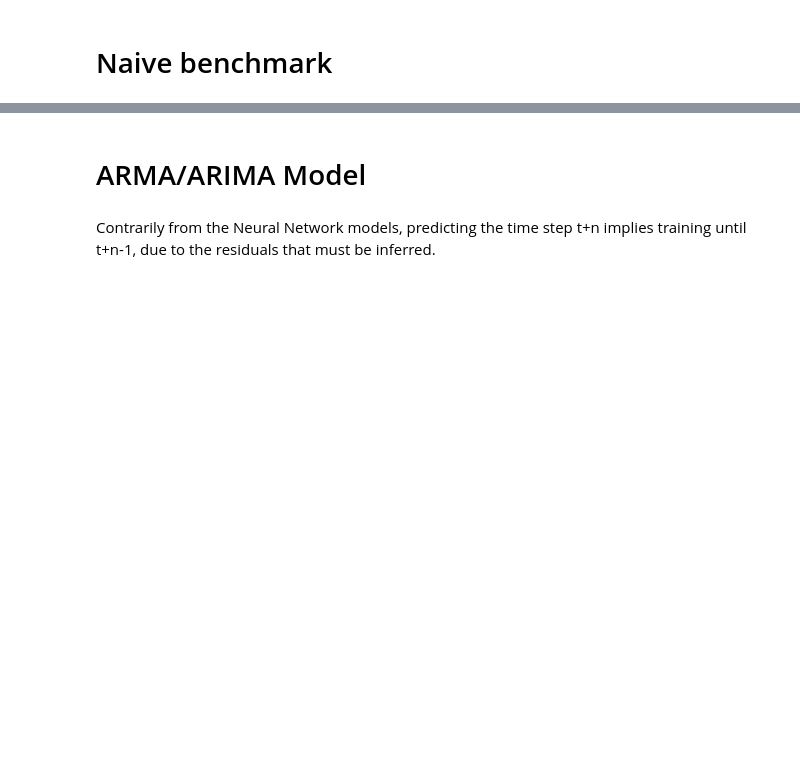
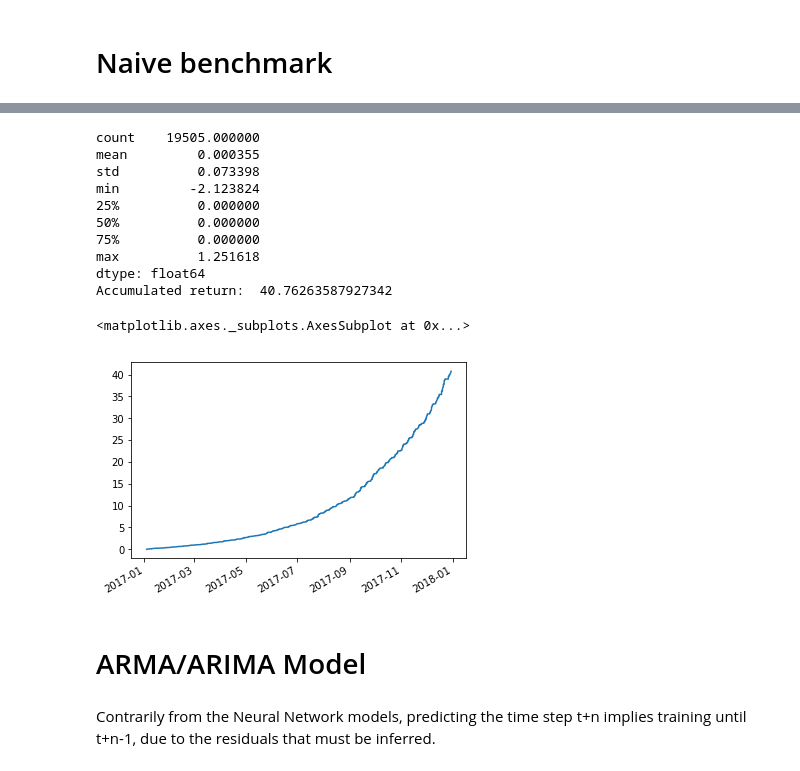
Before and after one commit to simaomsarmento/PairsTrading, a Jupyter notebook: PairsTrading_CommodityETFs-Forecasting.ipynb, the cells around one changed output, grey strips where cells are left out. Saved outputs shown, nothing was run; the diff lists cells and outputs as text; code cells hidden in the pictures; blank space fills up the shorter version.

```diff
--- a/PairsTrading_CommodityETFs-Forecasting.ipynb
+++ b/PairsTrading_CommodityETFs-Forecasting.ipynb
@@ -86,6 +90,6 @@ with open(config_file, 'r') as f:
 # %%
 series_analyser = class_SeriesAnalyser.SeriesAnalyser()
-#trader = class_Trader.Trader()
+trader = class_Trader.Trader()
 data_processor = class_DataProcessor.DataProcessor()
 forecasting_trader = class_ForecastingTrader.ForecastingTrader()
 # %% [markdown]
@@ -158,3 +254,45 @@ Naive MSE:  7.790989912763662
+# %%
+example = pairs[0]#[5]
+example_spread = example[2]['spread']
+
+# define data size - select one year for validation
+train_val_split = '2017-01-01' # initial date
+
+# normalize data
+example_spread = example[2]['spread']
+standardization_dict = {'mean':example_spread[:train_val_split].mean(),
+                        'std':np.std(example_spread[:train_val_split])}
+example_spread_norm = (example_spread - standardization_dict['mean'])/standardization_dict['std']
+
+# spread validation
+spread_val = example_spread[train_val_split:]
+# %%
+predictions = destandardize(example_spread_norm[train_val_split:],
+                            standardization_dict['mean'],
+                            standardization_dict['std'])
+
+ret_example, cumret_example, summary_example = forecast_spread_trading(X=x_val, Y=y_val,
+                                                       spread=spread_val,
+                                                       beta=beta,
+                                                       predictions=predictions,
+                                                       long_threshold=1,
+                                                       short_threshold = -1,
+                                                       auto_threshold=True)
+print('Accumulated return: ', cumret_example[-1])
+cumret_example.plot()
+# %% [output]
+count    19505.000000
+mean         0.000355
+std          0.073398
+min         -2.123824
+25%          0.000000
+50%          0.000000
+75%          0.000000
+max          1.251618
+dtype: float64
+Accumulated return:  40.76263587927342
+<matplotlib.axes._subplots.AxesSubplot at 0x...>
+[figure, added]
 # %% [markdown]
 # ARMA/ARIMA Model
 # %%
```
Also changed, not shown: parts of 20 cells of this notebook, 3 other files.
